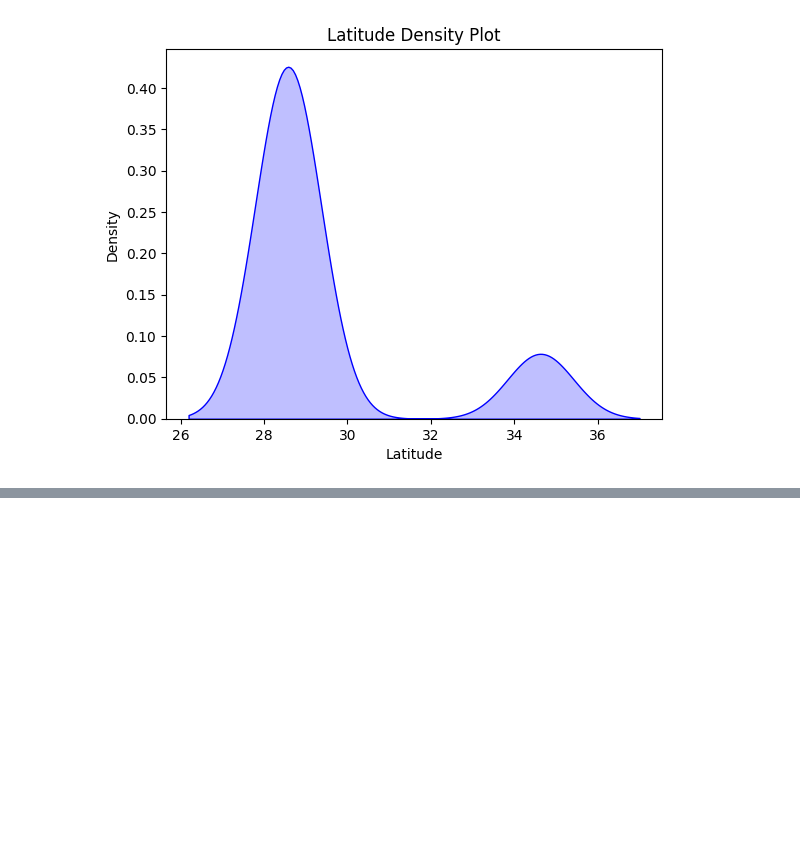
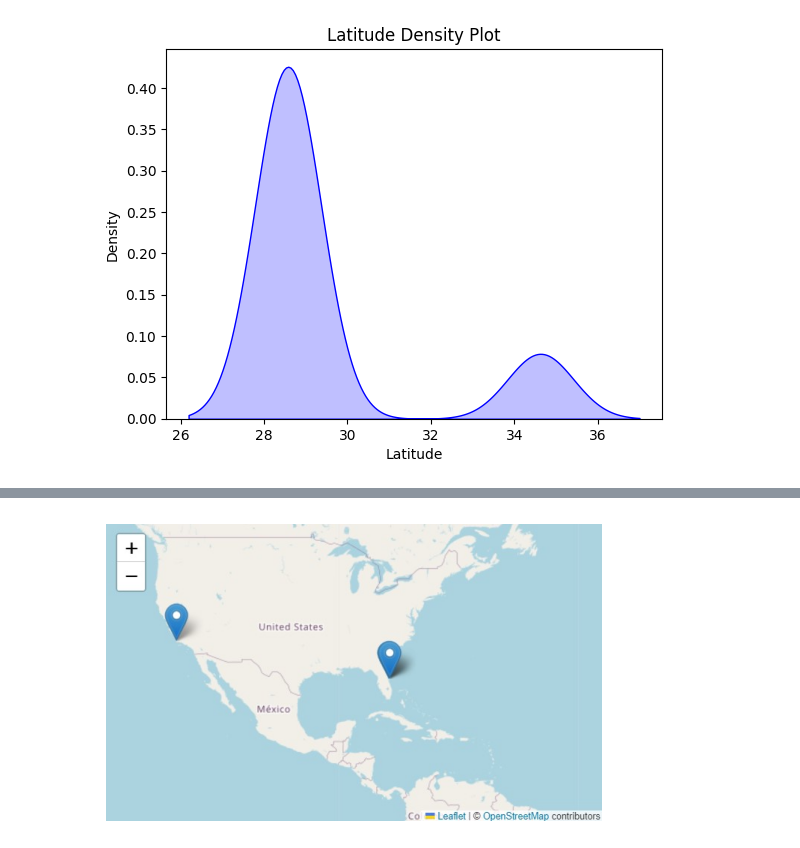
Before and after one commit to ChakshuGrover225/SpaceX-Falcon9-Launch-Mission-Success-Prediction---EDA, a Jupyter notebook: Data_wrangling.ipynb, the cells around one changed output, grey strips where cells are left out. Saved outputs shown, nothing was run; the diff lists cells and outputs as text; code cells hidden in the pictures; blank space fills up the shorter version.

Commit message:
data wrangling updated with Geographical map Visualisation-2

```diff
--- a/Data_wrangling.ipynb
+++ b/Data_wrangling.ipynb
@@ -319,3 +319,13 @@ for lat, lon in unique_coord:
 geo_map
 # %% [output]
 [interactive output not drawn]
+# %%
+import matplotlib.pyplot as plt
+import matplotlib.image as mpimg
+
+img = mpimg.imread('resources\Falcon-9 Launch Site Map Visualisation.jpg')
+plt.imshow(img)
+plt.axis('off')  # Optional: Hides the axis
+plt.show()
+# %% [output]
+[figure, added]
```
Also changed, not shown: parts of 1 cell of this notebook.
